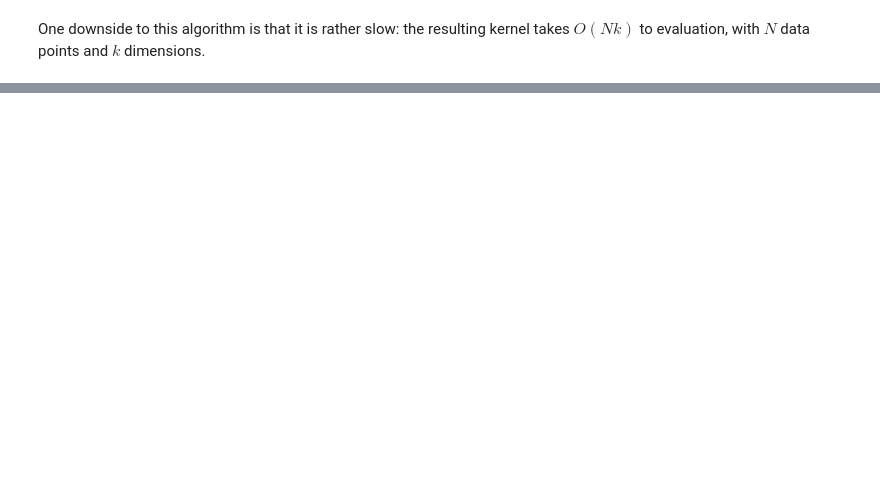
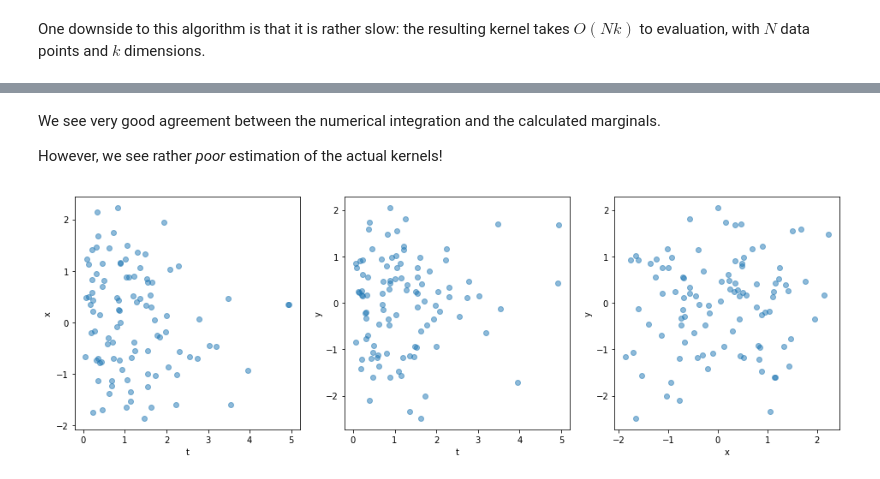
Before and after one commit to QuantCrimAtLeeds/PredictCode, a Jupyter notebook: Kernel estimation.ipynb, the cells around one changed output, grey strips where cells are left out. Saved outputs shown, nothing was run; the diff lists cells and outputs as text; code cells hidden in the pictures; blank space fills up the shorter version.

```diff
--- a/Kernel estimation.ipynb
+++ b/Kernel estimation.ipynb
@@ -174,0 +284,18 @@ One downside to this algorithm is that it is rather slow: the resulting kernel t
+# %% [markdown]
+We see very good agreement between the numerical integration and the calculated marginals.
+
+However, we see rather _poor_ estimation of the actual kernels!
+# %%
+def two_dim_slices(pts, alpha=0.5):
+    fig, ax = plt.subplots(ncols=3, figsize=(16,5))
+    ax[0].scatter(pts[0], pts[1], alpha=alpha)
+    ax[0].set(xlabel="t", ylabel="x")
+    ax[1].scatter(pts[0], pts[2], alpha=alpha)
+    ax[1].set(xlabel="t", ylabel="y")
+    ax[2].scatter(pts[1], pts[2], alpha=alpha)
+    ax[2].set(xlabel="x", ylabel="y")
+
+normalised = data_3d / np.std(data_3d, axis=1, ddof=1)[:,None]
+two_dim_slices(normalised)
+# %% [output]
+[figure, added]
```
Also changed, not shown: parts of 17 cells of this notebook, 8 other files.
